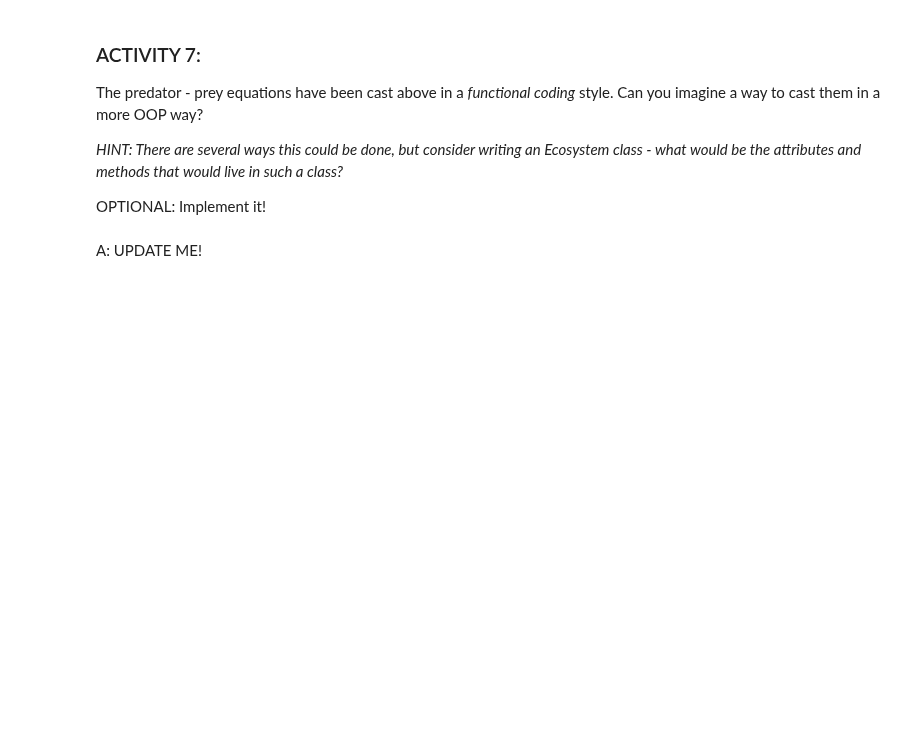
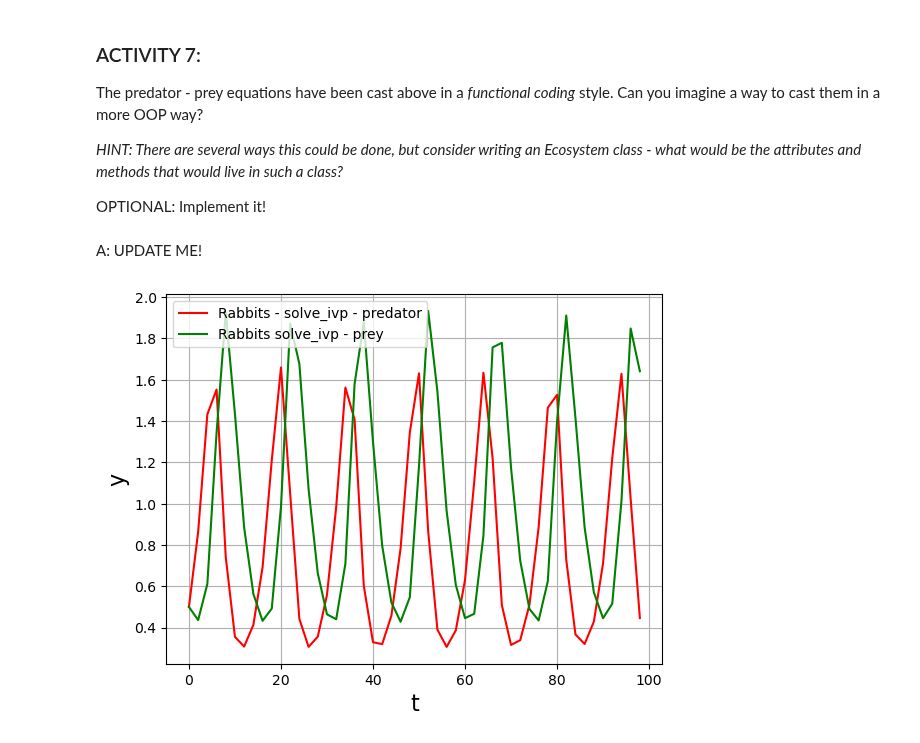
Before and after one commit to KAClough/TopicsInSciComp, a Jupyter notebook: Notebooks/Week3_LabExercises.ipynb, the cells around one changed output. Saved outputs shown, nothing was run; the diff lists cells and outputs as text; code cells hidden in the pictures; blank space fills up the shorter version.

Commit message:
finished the OOP attempt at solving the Lotka-Volterra equations!

```diff
--- a/Notebooks/Week3_LabExercises.ipynb
+++ b/Notebooks/Week3_LabExercises.ipynb
@@ -449,3 +447,37 @@ OPTIONAL: Implement it!
 A: UPDATE ME!
 # %%
 # Implementation of the Ecosystem class (OPTIONAL)
+
+class Ecosystem:
+        def __init__(self, name, initial_prey_pred_pop_densities=[0.0, 0.0], initial_parameters=[0.0, 0.0, 0.0, 0.0]):
+            self.name=name
+            self.initial_prey_pred_pop_densities=initial_prey_pred_pop_densities
+            self.initial_parameters=initial_parameters
+
+        def plot_lotka_volterra_equations_dydt(self, max_time, time_steps):
+            """Returns the gradient dy/dt for the Lotka-Volterra equations"""
+            dynamics = self.initial_prey_pred_pop_densities
+            dydt = np.zeros_like(dynamics)
+            dydt = np.array([self.initial_parameters[0]*dynamics[0]
+                             -self.initial_parameters[1]*dynamics[0]
+                             *dynamics[1], self.initial_parameters[3]*dynamics[0]
+                             *dynamics[1]-self.initial_parameters[2]*dynamics[1]])
+
+            delta_t = max_time / time_steps
+            t_solution = np.linspace(0.0, max_time-delta_t, time_steps) # values of independent variable
+
+            solution = solve_ivp(calculate_equation_dydt, [0,max_time], self.initial_prey_pred_pop_densities,
+                        method='RK45', t_eval=t_solution)
+
+            plt.grid()
+            plt.xlabel("t", fontsize=16)
+            plt.ylabel("y", fontsize=16)
+            plt.plot(solution.t, solution.y[0], 'r-', label=f"{self.name} - solve_ivp - predator")
+            plt.plot(solution.t, solution.y[1], 'g-', label=f"{self.name} solve_ivp - prey")
+            plt.legend(loc='best');
+
+rabbit_v_fox=Ecosystem("Rabbits", [0.5, 0.5], [0.1, 0.2, 0.1, 0.2])
+
+rabbit_v_fox.plot_lotka_volterra_equations_dydt(100, 50)
+# %% [output]
+[figure, added]
```
Also changed, not shown: parts of 1 cell of this notebook, 1 other file.
